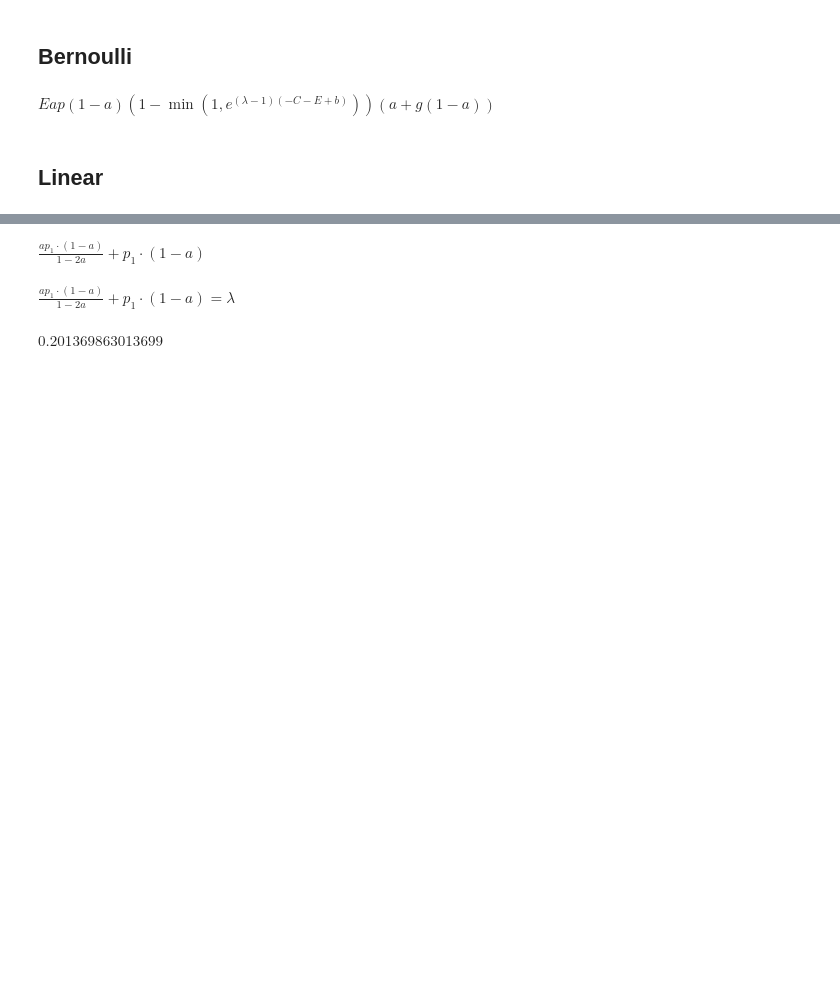
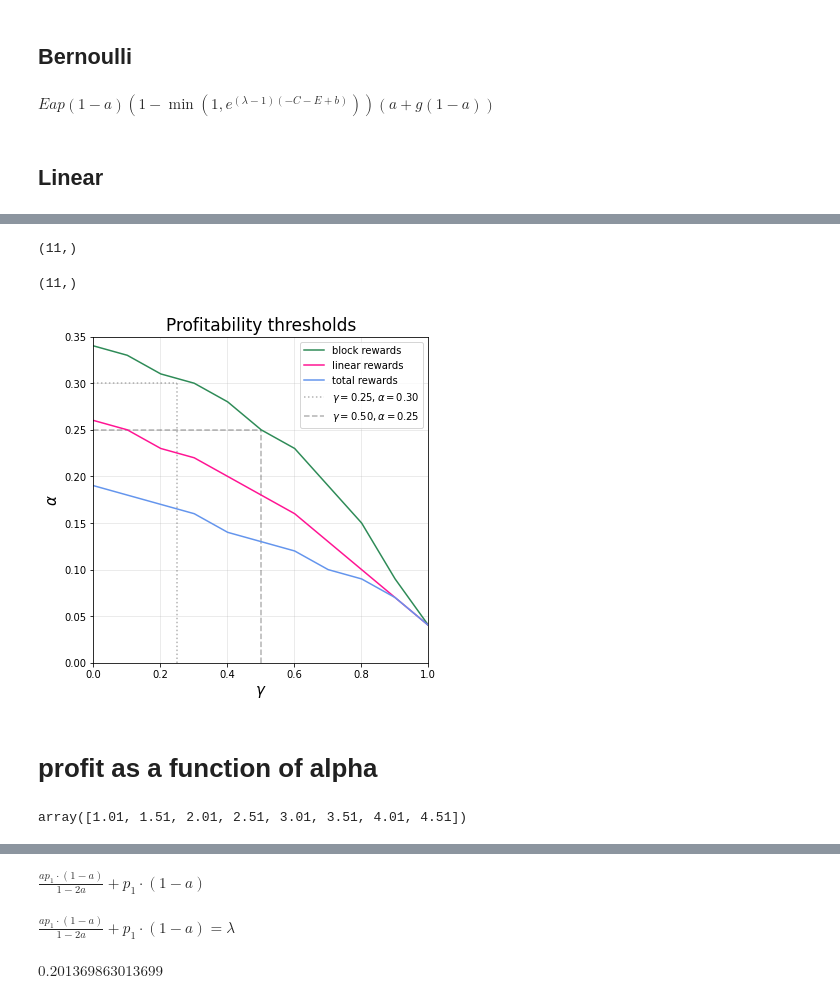
Before and after one commit to michaelneuder/opportunistic-mining, a Jupyter notebook: ec-submission-figures-3.ipynb, the cells around one changed output, grey strips where cells are left out. Saved outputs shown, nothing was run; the diff lists cells and outputs as text; code cells hidden in the pictures; blank space fills up the shorter version.

```diff
--- a/ec-submission-figures-3.ipynb
+++ b/ec-submission-figures-3.ipynb
@@ -89,0 +102,2 @@ $\displaystyle \frac{0.122626480390481 a \left(a^{2} \cdot \left(2.0 a - 3.0\rig
+# %%
+full_rews = (attack_full_fixed + attack_full_bern + attack_full_lin).subs({p1:p1_sym}).subs(subs)
@@ -89,0 +134,40 @@ $\displaystyle \frac{0.122626480390481 a \left(a^{2} \cdot \left(2.0 a - 3.0\rig
+# %%
+l_res  = []
+for i, g_ in tqdm(enumerate(gammas)):
+    cand_alphas = alphas[alphas>starting_alphas[i]]
+#     cand_alphas = alphas
+    for a_ in cand_alphas:
+        temp = []
+        for b_ in betas:
+            ell_ = sp.nsolve(eq1.subs({a:a_, b:b_, g:g_}), ell, 0.1)
+            temp.append(1/(1-ell_)*attack_lin.subs({a:a_, b:b_, g:g_, ell:ell_}))
+        bestBeta = betas[np.argmax(temp)]
+        bestEll  = sp.nsolve(eq1.subs({a:a_, b:bestBeta, g:g_}), ell, 0.1)
+        rew      = (1/(1-bestEll))*full_rews.subs({a:a_, b:bestBeta, g:g_, ell:bestEll})
+        if rew/3 > (a_+0.0015):
+            l_res.append(a_)
+            break
+l_res = np.array(l_res)
+l_res.shape
+# %% [output]
+(11,)
+# %%
+f_res  = []
+for i, g_ in tqdm(enumerate(gammas)):
+    cand_alphas = alphas[alphas>starting_alphas[i]]
+#     cand_alphas = alphas
+    for a_ in cand_alphas:
+        temp = []
+        for b_ in betas:
+            ell_ = sp.nsolve(eq1.subs({a:a_, b:b_, g:g_}), ell, 0.1)
+            temp.append(1/(1-ell_)*full_rews.subs({a:a_, b:b_, g:g_, ell:ell_}))
+        bestBeta = betas[np.argmax(temp)]
+        bestEll  = sp.nsolve(eq1.subs({a:a_, b:bestBeta, g:g_}), ell, 0.1)
+        rew      = (1/(1-bestEll))*full_rews.subs({a:a_, b:bestBeta, g:g_, ell:bestEll})
+        if rew/3 > (a_+0.0015):
+            f_res.append(a_)
+            break
+f_res = np.array(f_res)
+f_res.shape
+# %% [output]
+(11,)
@@ -89,0 +176,31 @@ $\displaystyle \frac{0.122626480390481 a \left(a^{2} \cdot \left(2.0 a - 3.0\rig
+# %%
+f, ax = plt.subplots(figsize=(6,6))
+
+ax.plot(gammas, b_res, label='block rewards', color='seagreen')
+ax.plot(gammas, l_res, label='linear rewards', color='deeppink')
+ax.plot(gammas, f_res, label='total rewards', color='cornflowerblue')
+# ax.plot(gammas, starting_alphas, color='black')
+
+
+ax.grid(alpha=0.3)
+ax.set_xlabel(r'$\gamma$', size=15)
+ax.set_ylabel(r'$\alpha$', size=15)
+ax.set_title(r'Profitability thresholds', size=17)
+
+ax.hlines(0.3, xmin=0, xmax=0.25, color='black', linestyles='dotted', alpha=0.3,
+          label=r'$\gamma=0.25,\alpha=0.30$')
+ax.vlines(0.25, ymin=0, ymax=0.3, color='black', linestyles='dotted', alpha=0.3)
+ax.hlines(0.25, xmin=0, xmax=0.5, color='black', linestyles='--', alpha=0.3,
+          label=r'$\gamma=0.50,\alpha=0.25$')
+ax.vlines(0.5, ymin=0, ymax=0.25, color='black', linestyles='--', alpha=0.3)
+
+ax.set_xlim(0,1)
+ax.set_ylim(0,.35)
+
+ax.legend()
+plt.savefig('out.png', dpi=150, bbox_inches='tight', facecolor='white')
+plt.show()
+# %% [output]
+[figure, added]
+# %% [markdown]
+# profit as a function of alpha
@@ -89,0 +227,4 @@ $\displaystyle \frac{0.122626480390481 a \left(a^{2} \cdot \left(2.0 a - 3.0\rig
+# %%
+betas
+# %% [output]
+array([1.01, 1.51, 2.01, 2.51, 3.01, 3.51, 4.01, 4.51])
```
Also changed, not shown: parts of 48 cells of this notebook, 2 other files.
